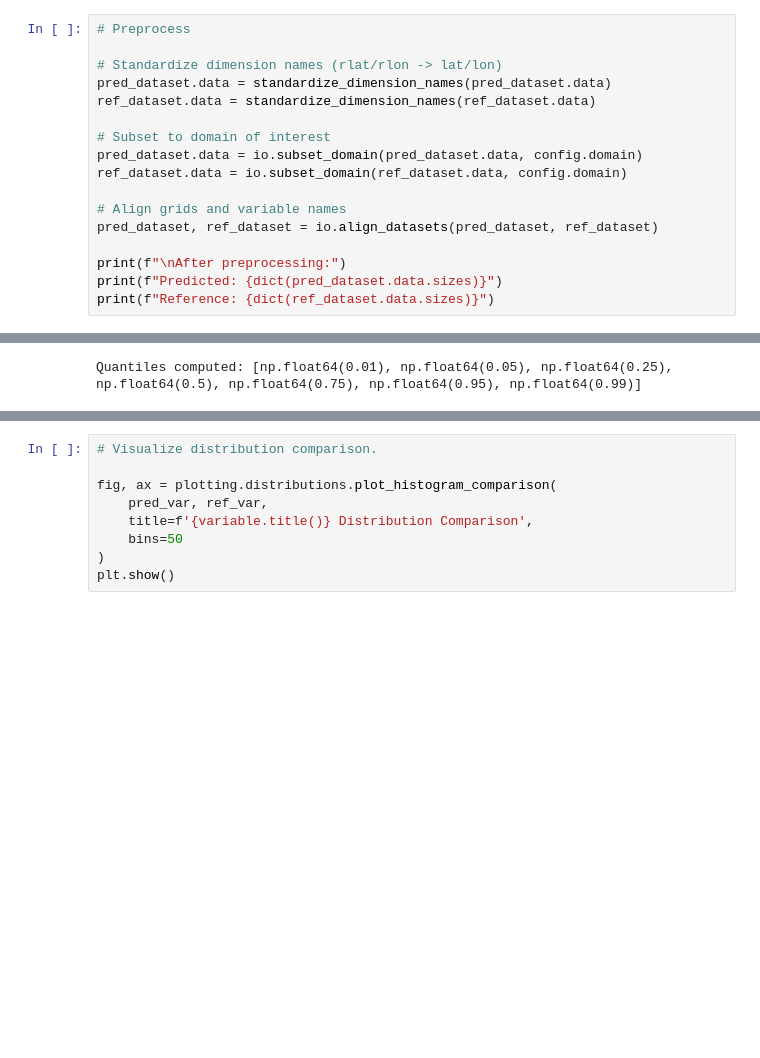
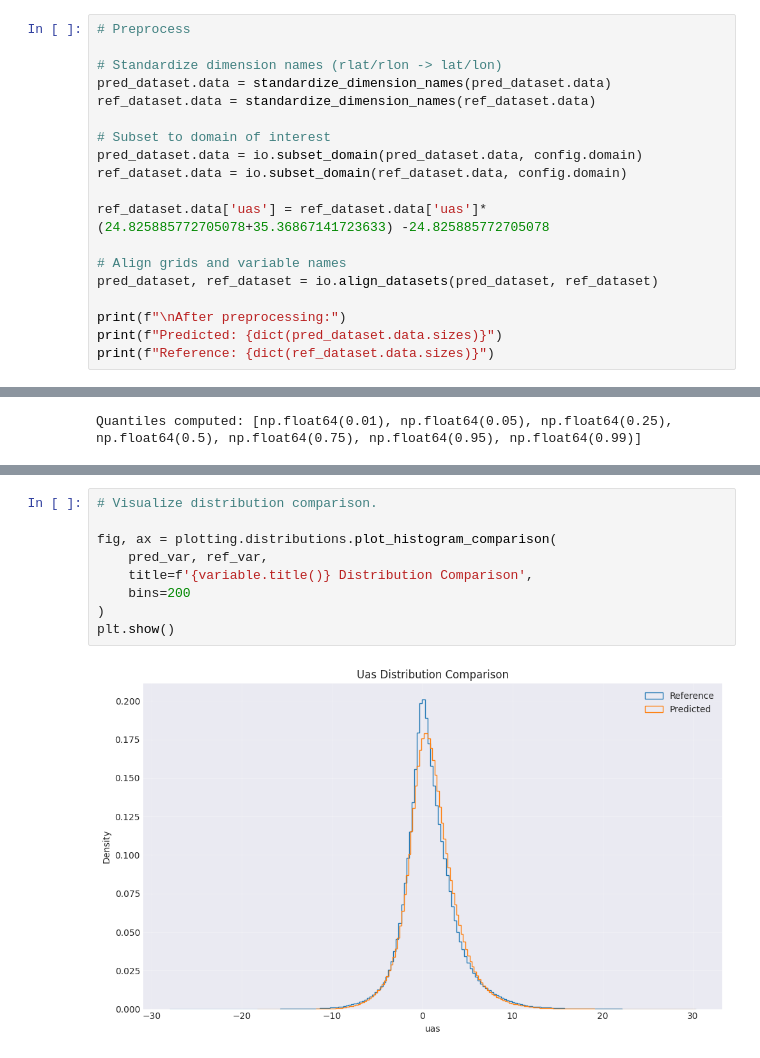
Before and after one commit to climagination/ClimatExEval, a Jupyter notebook: notebooks/01_evaluate_single_model.ipynb, the cells around one changed output, grey strips where cells are left out. Cells and saved outputs as stored; diff of their text form; blank space fills up the shorter version.

```diff
--- a/notebooks/01_evaluate_single_model.ipynb
+++ b/notebooks/01_evaluate_single_model.ipynb
@@ -67,6 +67,8 @@ ref_dataset.data = standardize_dimension_names(ref_dataset.data)
 pred_dataset.data = io.subset_domain(pred_dataset.data, config.domain)
 ref_dataset.data = io.subset_domain(ref_dataset.data, config.domain)
 
+ref_dataset.data['uas'] = ref_dataset.data['uas']*(24.825885772705078+35.36867141723633) -24.825885772705078
+
 # Align grids and variable names
 pred_dataset, ref_dataset = io.align_datasets(pred_dataset, ref_dataset)
 
@@ -170,9 +174,11 @@ TEMPORAL METRICS
 # %%
 # Visualize distribution comparison.
 
 fig, ax = plotting.distributions.plot_histogram_comparison(
     pred_var, ref_var,
     title=f'{variable.title()} Distribution Comparison',
-    bins=50
+    bins=200
 )
 plt.show()
+# %% [output]
+[figure, added]
```
Also changed, not shown: parts of 11 cells of this notebook, 6 other files.
